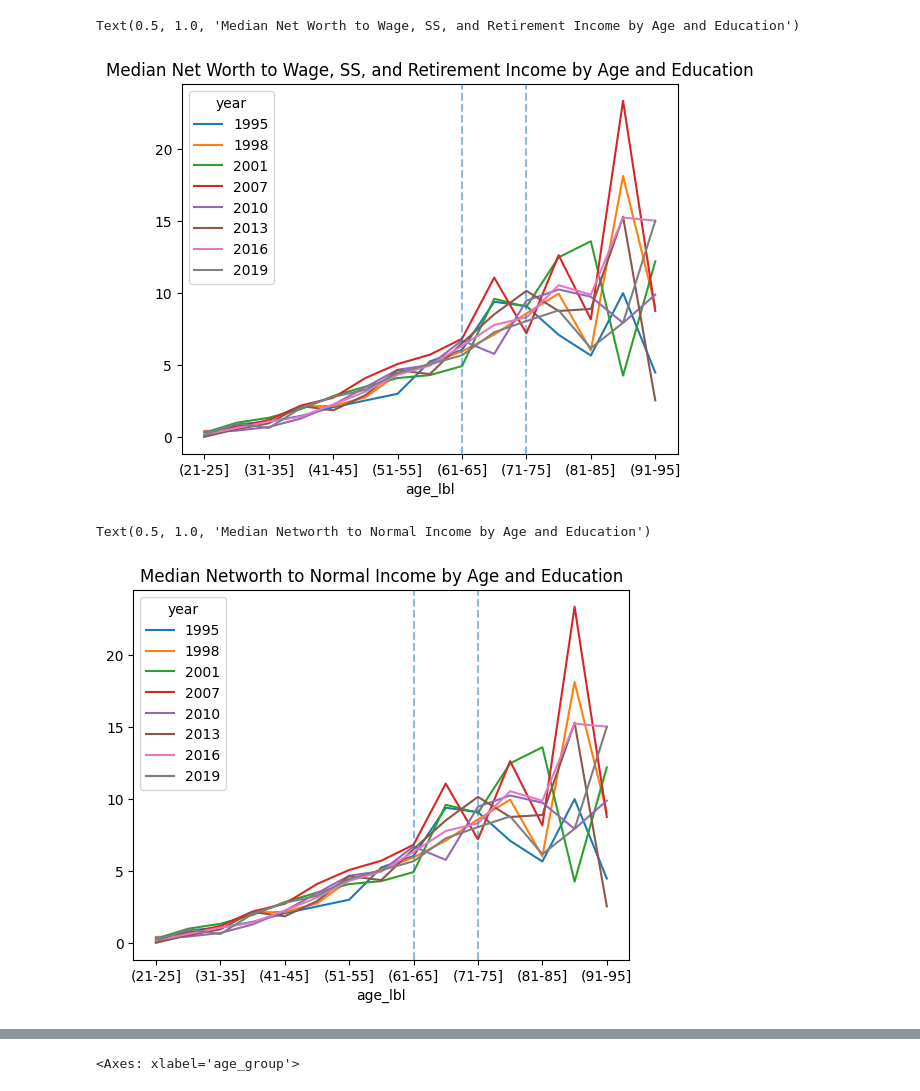
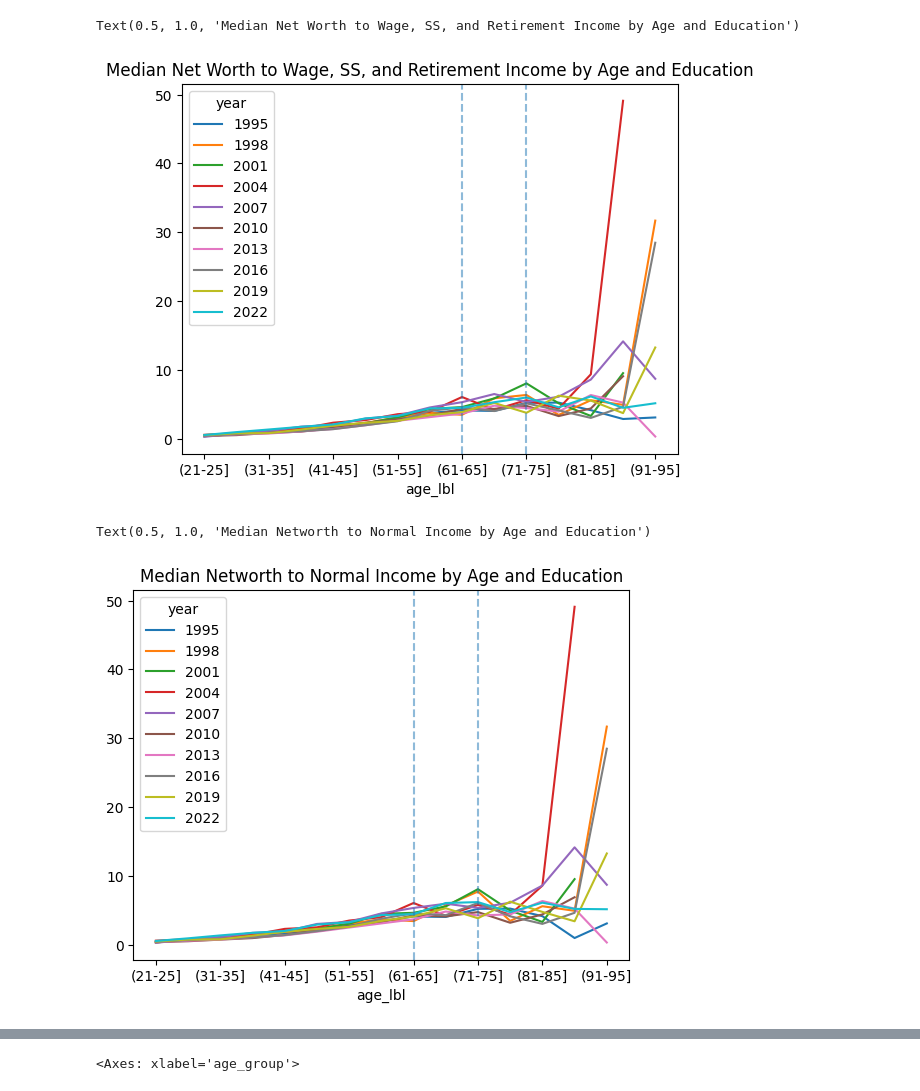
Before and after one commit to dedwar65/scf-tools, a Jupyter notebook: examples/wealth_income.ipynb, the cells around one changed output, grey strips where cells are left out. Drawn from its saved outputs; the diff is of its cells as text; code cells hidden in the pictures.

Commit message:
wealth_income

```diff
--- a/examples/wealth_income.ipynb
+++ b/examples/wealth_income.ipynb
@@ -9,11 +9,17 @@ scf_data = pd.read_stata("../src/fedsurvey/scf/data/scf_processed.dta")
 # scf_data = scf_data[scf_data["year"].astype(int) <= 2019]
 # scf_data = scf_data[scf_data["year"].astype(int) >= 2010]
 # scf_data = scf_data[scf_data["year"] == "2019"]
-scf_data = scf_data[scf_data["year"] != "2004"]
-scf_data = scf_data[scf_data["income"] == scf_data["norminc"]]
-scf_data = scf_data[scf_data["edcl_lbl"] == "Bachelors degree or higher"]
+# scf_data = scf_data[scf_data["year"] != "2004"]
+# scf_data = scf_data[scf_data["income"] == scf_data["norminc"]]
+# scf_data = scf_data[scf_data["edcl_lbl"] == "Bachelors degree or higher"]
+scf_data["wssrinc"] = scf_data["wageinc"] + scf_data["ssretinc"]
 
-scf_data["wssrinc"] = scf_data["wageinc"] + scf_data["ssretinc"]
+scf_data = scf_data[scf_data["networth"] > 0]
+scf_data = scf_data[scf_data["fin"] > 0]
+scf_data = scf_data[scf_data["income"] > 0]
+scf_data = scf_data[scf_data["norminc"] > 0]
+scf_data = scf_data[scf_data["wageinc"] > 0]
+scf_data = scf_data[scf_data["wssrinc"] > 0]
 
 scf_data["networth_income"] = scf_data["networth"] / scf_data["income"]
 scf_data["networth_norminc"] = scf_data["networth"] / scf_data["norminc"]
@@ -57,19 +63,18 @@ def compute_true_winsorized_mean(data, vars, weights, limits):
 # %%
 scf_by_age = scf_data.groupby(["age_lbl", "year"])
 
-medians_by_age = scf_by_age.apply(
-    compute_weighted_median, "networth_income", "wgt")
+medians_by_age = scf_by_age.apply(compute_weighted_median, "networth_income", "wgt")
 
 medians_by_age.unstack().plot()
 
 
 plt.axvline(x=8, linestyle="--", alpha=0.5)
 plt.axvline(x=10, linestyle="--", alpha=0.5)
 
 plt.title("Median Net Worth to Wage, SS, and Retirement Income by Age and Education")
 # %% [output]
 Text(0.5, 1.0, 'Median Net Worth to Wage, SS, and Retirement Income by Age and Education')
-[figure, old version]
+[figure, new version]
 # %%
 medians_by_age = scf_by_age.apply(compute_weighted_median, "networth_norminc", "wgt")
 
@@ -81,7 +86,7 @@ plt.axvline(x=10, linestyle="--", alpha=0.5)
 plt.title("Median Networth to Normal Income by Age and Education")
 # %% [output]
 Text(0.5, 1.0, 'Median Networth to Normal Income by Age and Education')
-[figure, old version]
+[figure, new version]
 # %%
 medians_by_age = scf_by_age.apply(compute_weighted_median, "wssrinc", "wgt")
 
```
Also changed, not shown: parts of 5 cells of this notebook, 3 other files.
